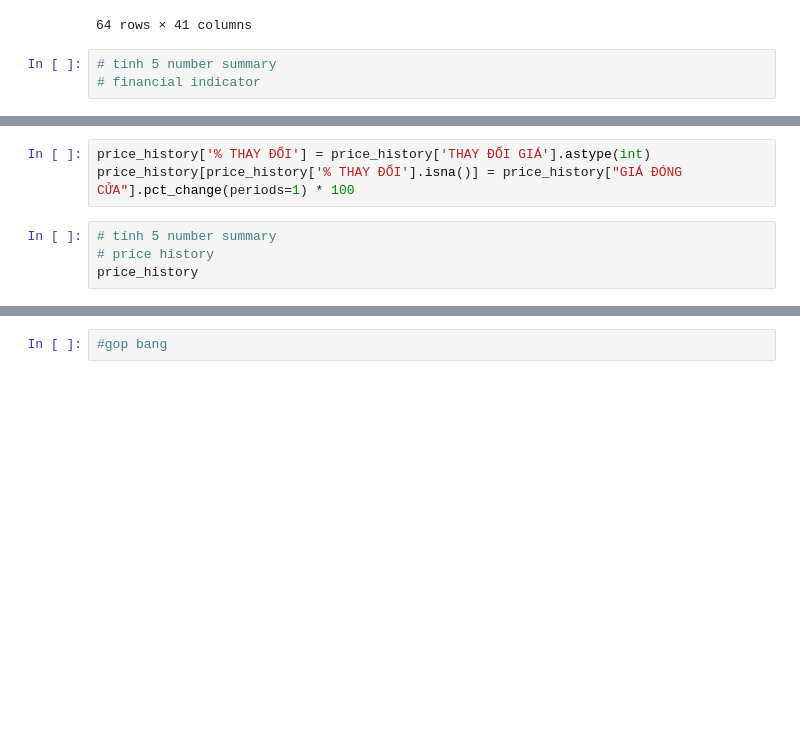
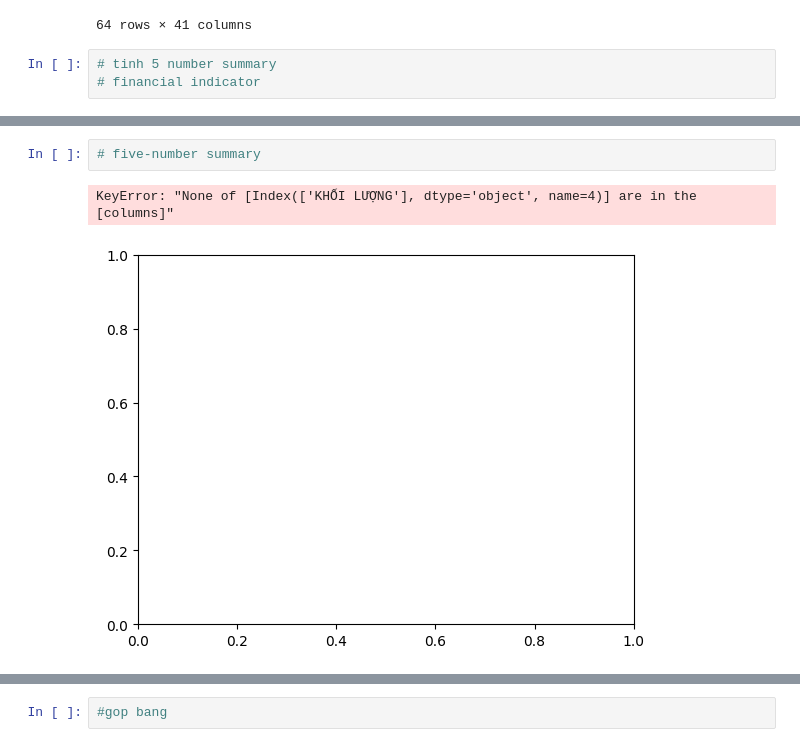
Before and after one commit to diepdangban/Datamining, a Jupyter notebook: Data_understanding.ipynb, the cells around one changed output, grey strips where cells are left out. Cells and saved outputs as stored; diff of their text form; blank space fills up the shorter version.

```diff
--- a/Data_understanding.ipynb
+++ b/Data_understanding.ipynb
@@ -80,9 +90,7 @@ ValueError: setting an array element with a sequence.
-# %%
-price_history['% THAY ĐỔI'] = price_history['THAY ĐỔI GIÁ'].astype(int)
-price_history[price_history['% THAY ĐỔI'].isna()] = price_history["GIÁ ĐÓNG CỬA"].pct_change(periods=1) * 100
 # %%
-# tính 5 number summary
-# price history
-price_history
+# five-number summary
+# %% [output]
+KeyError: "None of [Index(['KHỐI LƯỢNG'], dtype='object', name=4)] are in the [columns]"
+[figure, added]
 # %%
 #lay gia dong cua moi ngay cuoi quy tu 2021-2025
```
Also changed, not shown: parts of 11 cells of this notebook.
